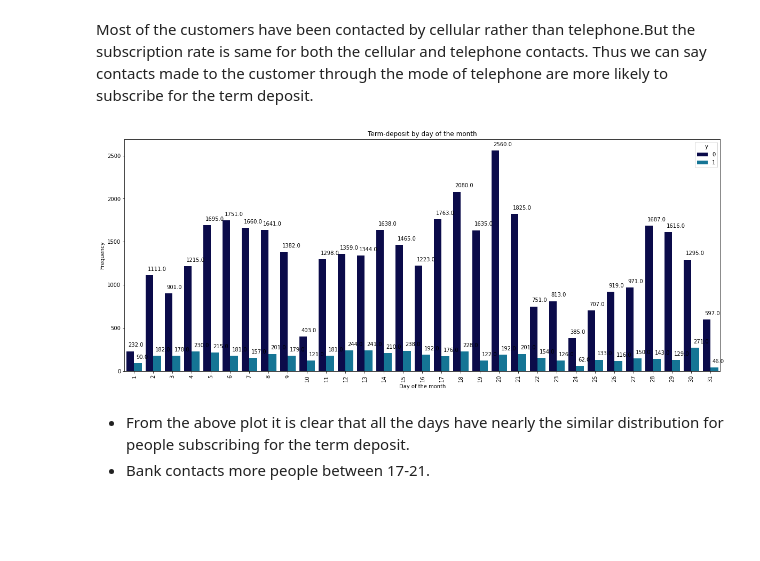
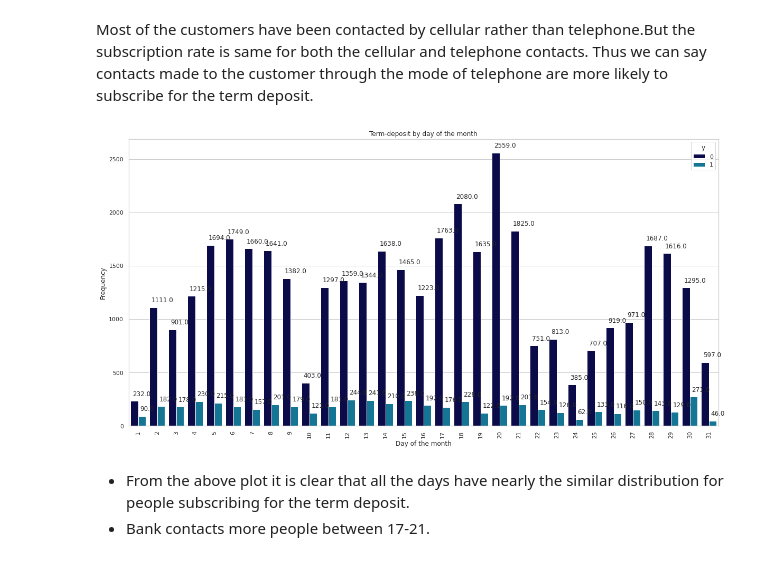
Before and after one commit to AnannyaSagar/Bank-Effectiveness-Prediction, a Jupyter notebook: Bank_Marketing_Effectiveness_Classification.ipynb, the cells around one changed output. Drawn from its saved outputs; the diff is of its cells as text; code cells hidden in the pictures; blank space fills up the shorter version.

```diff
--- a/Bank_Marketing_Effectiveness_Classification.ipynb
+++ b/Bank_Marketing_Effectiveness_Classification.ipynb
@@ -317,16 +317,16 @@ Name: y, dtype: float64
 Most of the customers have been contacted by cellular rather than telephone.But the subscription rate is same for both the cellular and telephone contacts. Thus we can say contacts made to the customer through the mode of telephone are more likely to subscribe for the term deposit.
 # %%
 #plot showing term-deposit by day of month
-plt.figure(figsize=(20,8))
+plt.figure(figsize=(20,10))
 ax = sns.countplot(df1['day'],hue = df1['y'], data=df1,palette ='ocean')
 plt.title('Term-deposit by day of the month')
 plt.xlabel('Day of the month')
 plt.ylabel('Frequency')
 plt.xticks(rotation=90)
 for p in ax.patches:
         ax.annotate('{:.1f}'.format(p.get_height()), (p.get_x()+0.1, p.get_height()+50))
 # %% [output]
-[figure, old version]
+[figure, new version]
 # %% [markdown]
 * From the above plot it is clear that all the days have nearly the similar distribution for people subscribing for the term deposit.
 * Bank contacts more people between 17-21.
```
Also changed, not shown: parts of 18 cells of this notebook.
